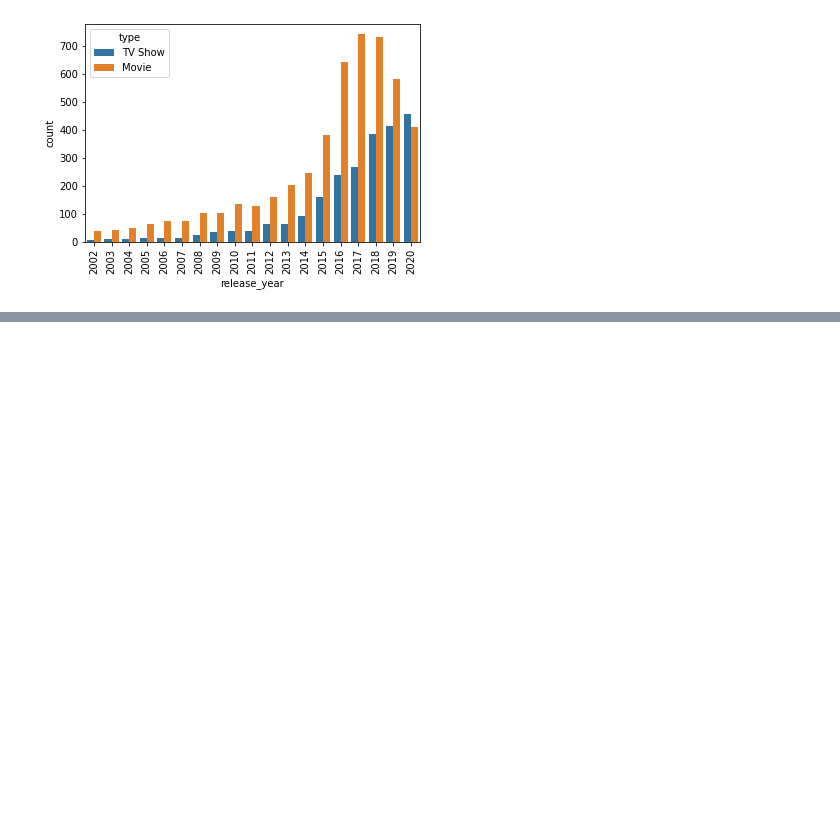
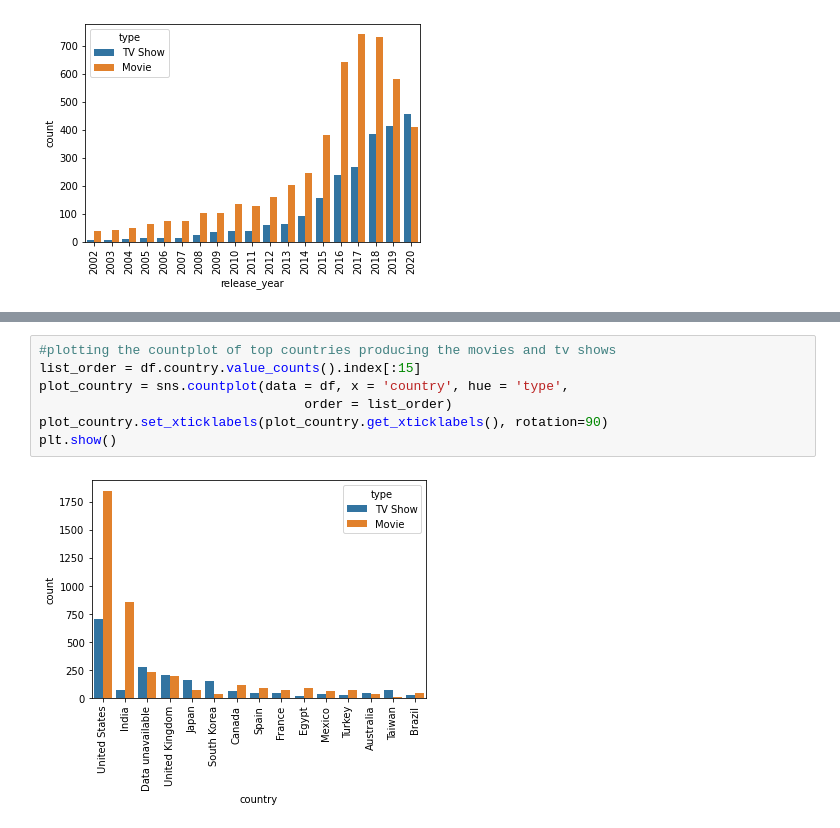
Before and after one commit to V-dit/Netflix-movies-and-tv-shows, a Jupyter notebook: NETFLIX_MOVIES_AND_TV_SHOWS_CLUSTERING.ipynb, the cells around one changed output, grey strips where cells are left out. Cells and saved outputs as stored; diff of their text form; blank space fills up the shorter version.

```diff
--- a/NETFLIX_MOVIES_AND_TV_SHOWS_CLUSTERING.ipynb
+++ b/NETFLIX_MOVIES_AND_TV_SHOWS_CLUSTERING.ipynb
@@ -241,0 +253,9 @@ plt.show()
+# %%
+#plotting the countplot of top countries producing the movies and tv shows
+list_order = df.country.value_counts().index[:15]
+plot_country = sns.countplot(data = df, x = 'country', hue = 'type',
+                                  order = list_order)
+plot_country.set_xticklabels(plot_country.get_xticklabels(), rotation=90)
+plt.show()
+# %% [output]
+[figure, added]
```
Also changed, not shown: parts of 8 cells of this notebook.
